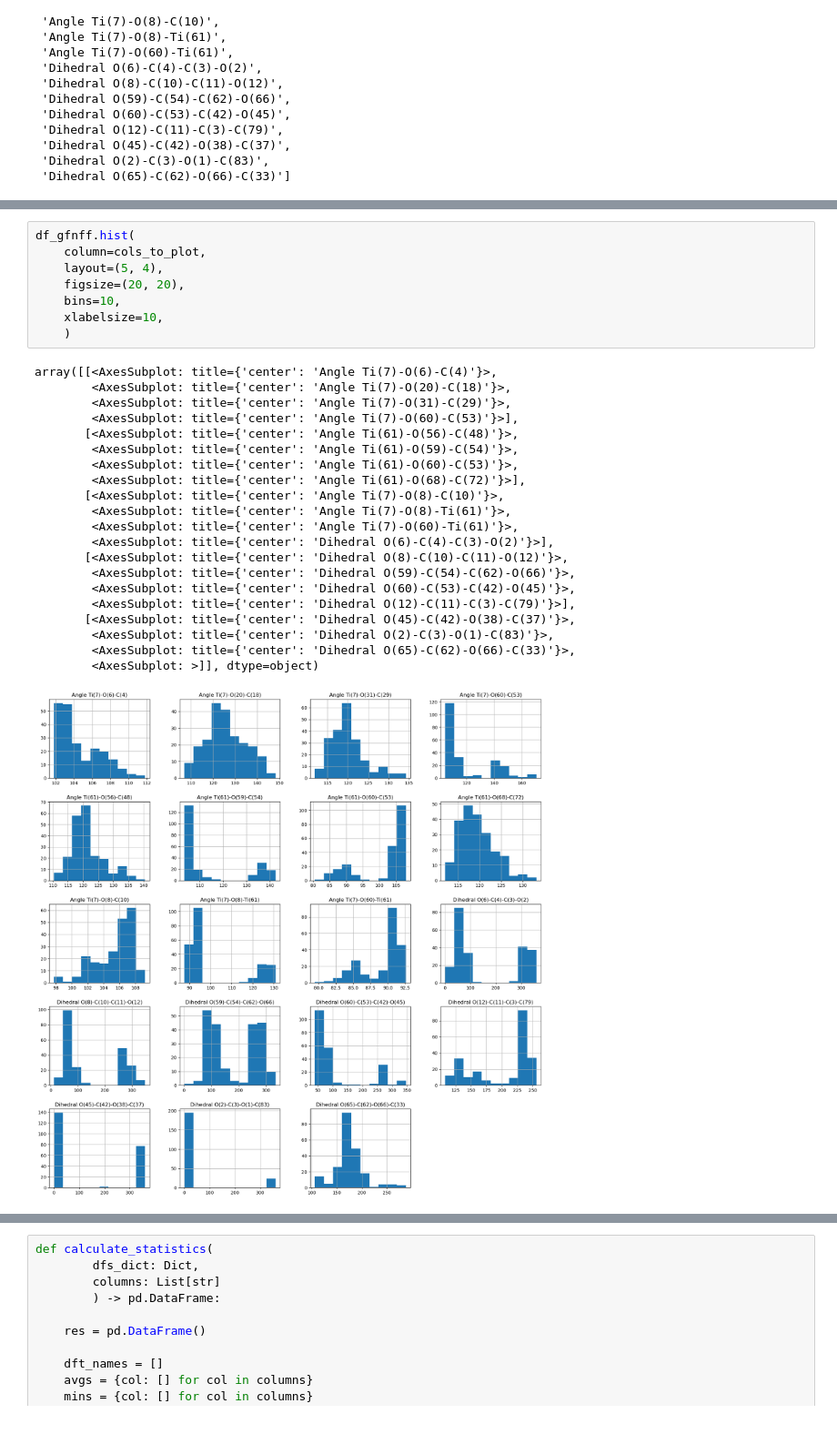
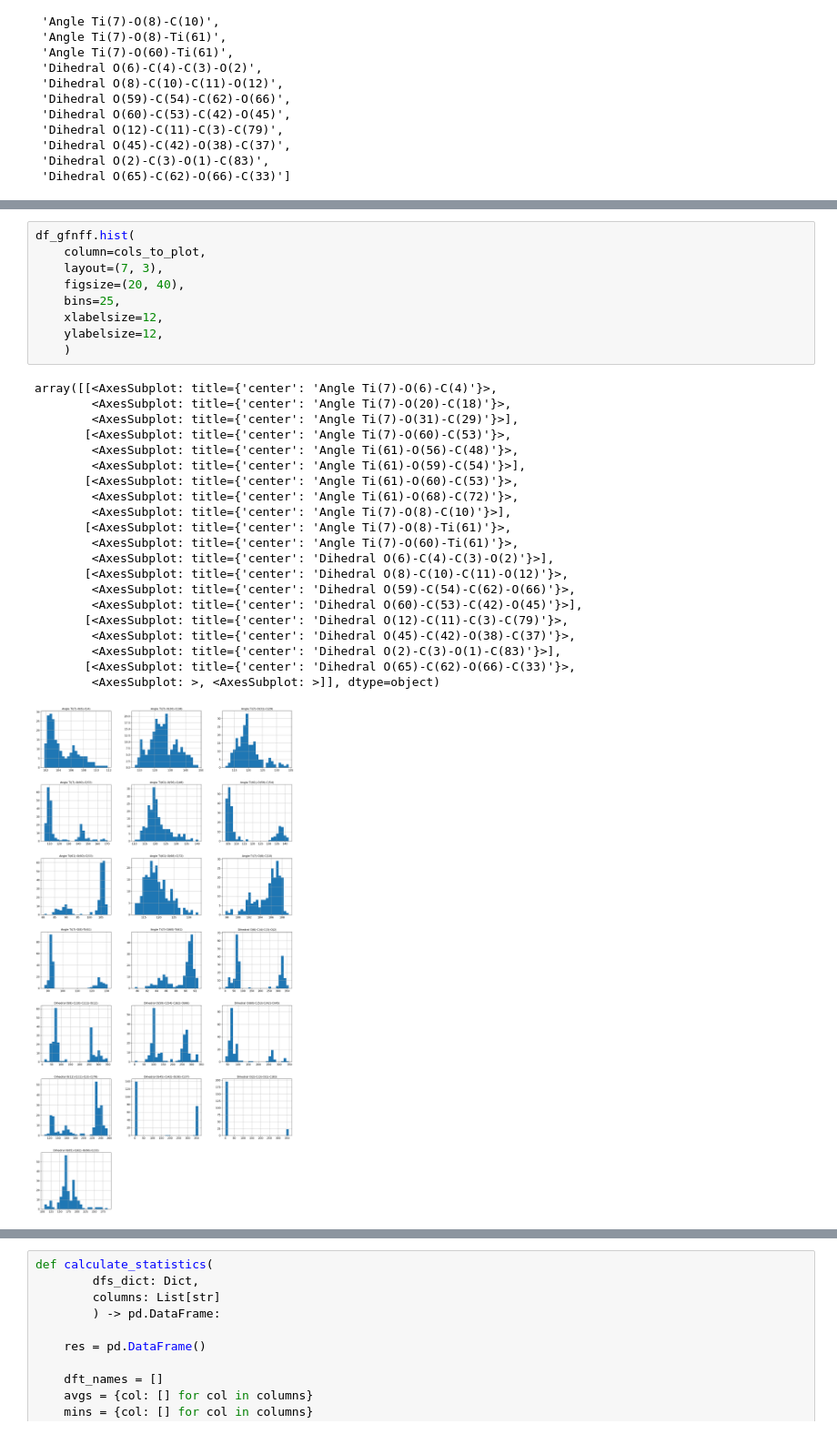
Before and after one commit to urmaspitsi/molli, a Jupyter notebook: examples/FeaturesAnalyzer.ipynb, the cells around one changed output, grey strips where cells are left out. Shown at 91% size. Drawn from its saved outputs; the diff is of its cells as text.

```diff
--- a/examples/FeaturesAnalyzer.ipynb
+++ b/examples/FeaturesAnalyzer.ipynb
@@ -209,33 +280,34 @@ cols_to_plot
 # %%
 df_gfnff.hist(
     column=cols_to_plot,
-    layout=(5, 4),
-    figsize=(20, 20),
-    bins=10,
-    xlabelsize=10,
+    layout=(7, 3),
+    figsize=(20, 40),
+    bins=25,
+    xlabelsize=12,
+    ylabelsize=12,
     )
 # %% [output]
 array([[<AxesSubplot: title={'center': 'Angle Ti(7)-O(6)-C(4)'}>,
         <AxesSubplot: title={'center': 'Angle Ti(7)-O(20)-C(18)'}>,
-        <AxesSubplot: title={'center': 'Angle Ti(7)-O(31)-C(29)'}>,
-        <AxesSubplot: title={'center': 'Angle Ti(7)-O(60)-C(53)'}>],
-       [<AxesSubplot: title={'center': 'Angle Ti(61)-O(56)-C(48)'}>,
-        <AxesSubplot: title={'center': 'Angle Ti(61)-O(59)-C(54)'}>,
-        <AxesSubplot: title={'center': 'Angle Ti(61)-O(60)-C(53)'}>,
-        <AxesSubplot: title={'center': 'Angle Ti(61)-O(68)-C(72)'}>],
-       [<AxesSubplot: title={'center': 'Angle Ti(7)-O(8)-C(10)'}>,
-        <AxesSubplot: title={'center': 'Angle Ti(7)-O(8)-Ti(61)'}>,
+        <AxesSubplot: title={'center': 'Angle Ti(7)-O(31)-C(29)'}>],
+       [<AxesSubplot: title={'center': 'Angle Ti(7)-O(60)-C(53)'}>,
+        <AxesSubplot: title={'center': 'Angle Ti(61)-O(56)-C(48)'}>,
+        <AxesSubplot: title={'center': 'Angle Ti(61)-O(59)-C(54)'}>],
+       [<AxesSubplot: title={'center': 'Angle Ti(61)-O(60)-C(53)'}>,
+        <AxesSubplot: title={'center': 'Angle Ti(61)-O(68)-C(72)'}>,
+        <AxesSubplot: title={'center': 'Angle Ti(7)-O(8)-C(10)'}>],
+       [<AxesSubplot: title={'center': 'Angle Ti(7)-O(8)-Ti(61)'}>,
         <AxesSubplot: title={'center': 'Angle Ti(7)-O(60)-Ti(61)'}>,
         <AxesSubplot: title={'center': 'Dihedral O(6)-C(4)-C(3)-O(2)'}>],
        [<AxesSubplot: title={'center': 'Dihedral O(8)-C(10)-C(11)-O(12)'}>,
         <AxesSubplot: title={'center': 'Dihedral O(59)-C(54)-C(62)-O(66)'}>,
-        <AxesSubplot: title={'center': 'Dihedral O(60)-C(53)-C(42)-O(45)'}>,
-        <AxesSubplot: title={'center': 'Dihedral O(12)-C(11)-C(3)-C(79)'}>],
-       [<AxesSubplot: title={'center': 'Dihedral O(45)-C(42)-O(38)-C(37)'}>,
-        <AxesSubplot: title={'center': 'Dihedral O(2)-C(3)-O(1)-C(83)'}>,
-        <AxesSubplot: title={'center': 'Dihedral O(65)-C(62)-O(66)-C(33)'}>,
-        <AxesSubplot: >]], dtype=object)
+        <AxesSubplot: title={'center': 'Dihedral O(60)-C(53)-C(42)-O(45)'}>],
+       [<AxesSubplot: title={'center': 'Dihedral O(12)-C(11)-C(3)-C(79)'}>,
+        <AxesSubplot: title={'center': 'Dihedral O(45)-C(42)-O(38)-C(37)'}>,
+        <AxesSubplot: title={'center': 'Dihedral O(2)-C(3)-O(1)-C(83)'}>],
+       [<AxesSubplot: title={'center': 'Dihedral O(65)-C(62)-O(66)-C(33)'}>,
+        <AxesSubplot: >, <AxesSubplot: >]], dtype=object)
-[figure, old version]
+[figure, new version]
 # %%
 df_gfn2.hist(
     column=cols_to_plot,
```
Also changed, not shown: parts of 10 cells of this notebook, 3 other files.
